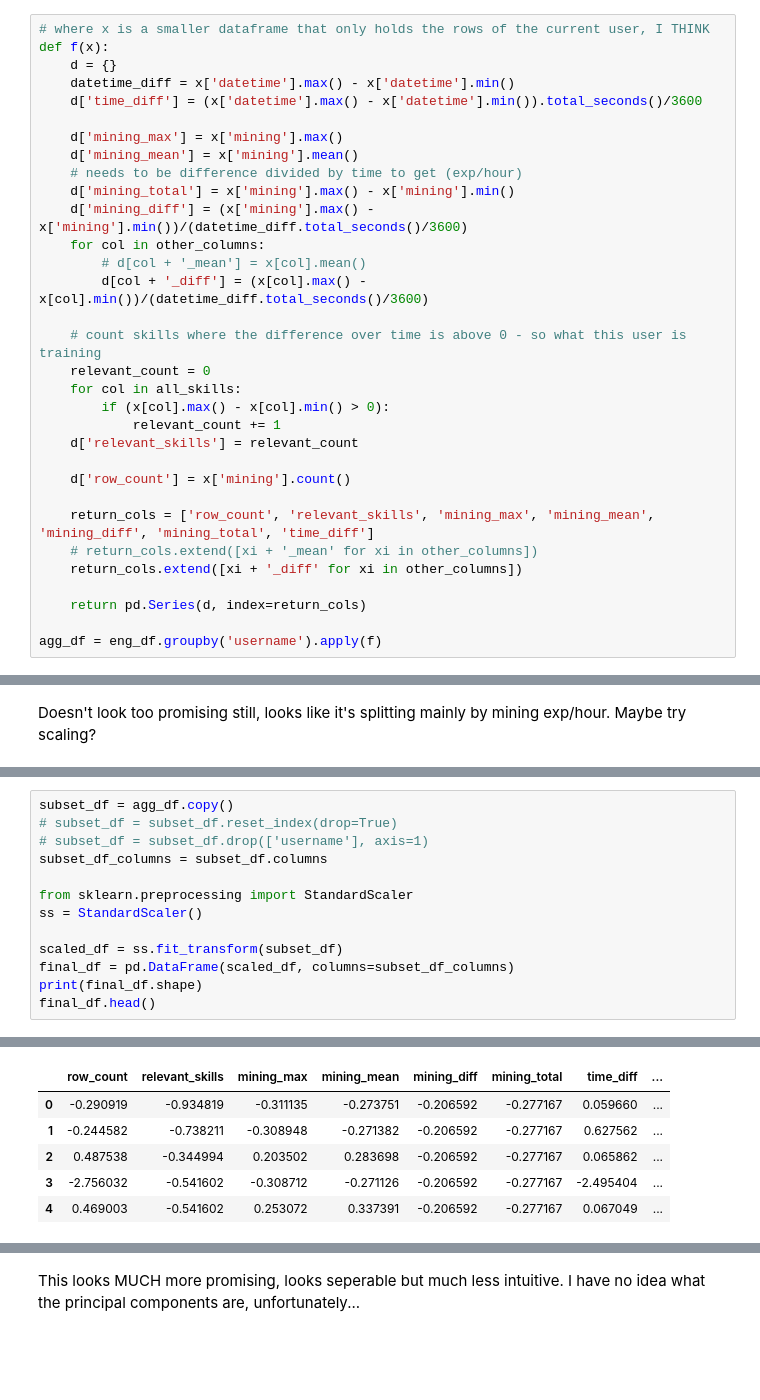
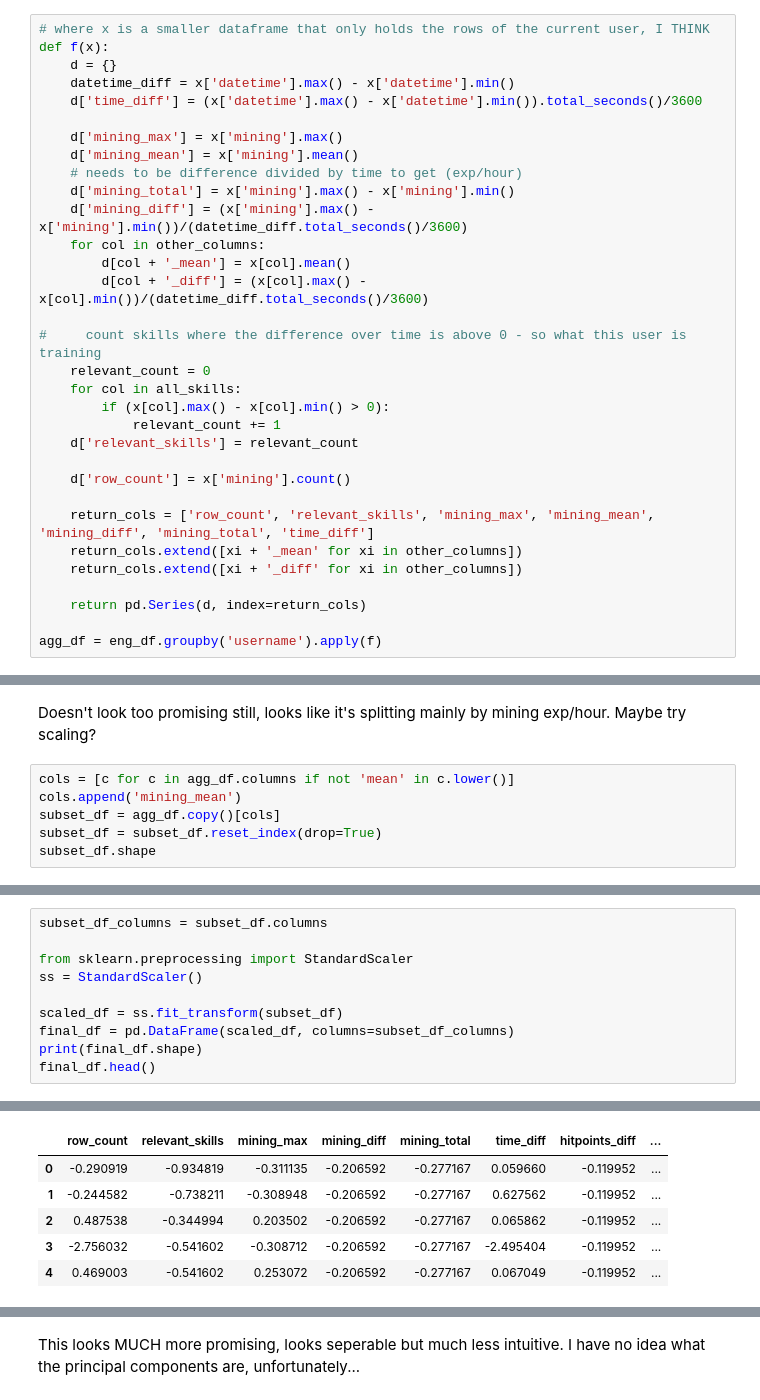
Before and after one commit to chriskok/BotClassification-OSRS, a Jupyter notebook: Classification-June2020.ipynb, the cells around one changed output, grey strips where cells are left out. Drawn from its saved outputs; the diff is of its cells as text; blank space fills up the shorter version.

```diff
--- a/Classification-June2020.ipynb
+++ b/Classification-June2020.ipynb
@@ -260,10 +260,10 @@ def f(x):
     d['mining_total'] = x['mining'].max() - x['mining'].min()
     d['mining_diff'] = (x['mining'].max() - x['mining'].min())/(datetime_diff.total_seconds()/3600)
     for col in other_columns:
-        # d[col + '_mean'] = x[col].mean()
+        d[col + '_mean'] = x[col].mean()
         d[col + '_diff'] = (x[col].max() - x[col].min())/(datetime_diff.total_seconds()/3600)
 
-    # count skills where the difference over time is above 0 - so what this user is training
+#     count skills where the difference over time is above 0 - so what this user is training
     relevant_count = 0
     for col in all_skills:
         if (x[col].max() - x[col].min() > 0):
@@ -273,7 +273,7 @@ def f(x):
     d['row_count'] = x['mining'].count()
 
     return_cols = ['row_count', 'relevant_skills', 'mining_max', 'mining_mean', 'mining_diff', 'mining_total', 'time_diff']
-    # return_cols.extend([xi + '_mean' for xi in other_columns])
+    return_cols.extend([xi + '_mean' for xi in other_columns])
     return_cols.extend([xi + '_diff' for xi in other_columns])
 
     return pd.Series(d, index=return_cols)
@@ -370,2 +370,8 @@ plt.scatter(centers[:, 0], centers[:, 1], c='black', s=200, alpha=0.5);
 # %% [markdown]
 Doesn't look too promising still, looks like it's splitting mainly by mining exp/hour. Maybe try scaling?
+# %%
+cols = [c for c in agg_df.columns if not 'mean' in c.lower()]
+cols.append('mining_mean')
+subset_df = agg_df.copy()[cols]
+subset_df = subset_df.reset_index(drop=True)
+subset_df.shape
@@ -372,24 +380,21 @@ Doesn't look too promising still, looks like it's splitting mainly by mining exp
 # %%
-subset_df = agg_df.copy()
-# subset_df = subset_df.reset_index(drop=True)
-# subset_df = subset_df.drop(['username'], axis=1)
 subset_df_columns = subset_df.columns
 
 from sklearn.preprocessing import StandardScaler
 ss = StandardScaler()
 
 scaled_df = ss.fit_transform(subset_df)
 final_df = pd.DataFrame(scaled_df, columns=subset_df_columns)
 print(final_df.shape)
 final_df.head()
 # %% [output]
 (1904, 31)
-|  | row_count | relevant_skills | mining_max | mining_mean | mining_diff | mining_total | time_diff | ... |
-| 0 | -0.290919 | -0.934819 | -0.311135 | -0.273751 | -0.206592 | -0.277167 | 0.059660 | ... |
-| 1 | -0.244582 | -0.738211 | -0.308948 | -0.271382 | -0.206592 | -0.277167 | 0.627562 | ... |
-| 2 | 0.487538 | -0.344994 | 0.203502 | 0.283698 | -0.206592 | -0.277167 | 0.065862 | ... |
-| 3 | -2.756032 | -0.541602 | -0.308712 | -0.271126 | -0.206592 | -0.277167 | -2.495404 | ... |
-| 4 | 0.469003 | -0.541602 | 0.253072 | 0.337391 | -0.206592 | -0.277167 | 0.067049 | ... |
+|  | row_count | relevant_skills | mining_max | mining_diff | mining_total | time_diff | hitpoints_diff | ... |
+| 0 | -0.290919 | -0.934819 | -0.311135 | -0.206592 | -0.277167 | 0.059660 | -0.119952 | ... |
+| 1 | -0.244582 | -0.738211 | -0.308948 | -0.206592 | -0.277167 | 0.627562 | -0.119952 | ... |
+| 2 | 0.487538 | -0.344994 | 0.203502 | -0.206592 | -0.277167 | 0.065862 | -0.119952 | ... |
+| 3 | -2.756032 | -0.541602 | -0.308712 | -0.206592 | -0.277167 | -2.495404 | -0.119952 | ... |
+| 4 | 0.469003 | -0.541602 | 0.253072 | -0.206592 | -0.277167 | 0.067049 | -0.119952 | ... |
 5 rows × 31 columns
 # %%
 # PCA tutorial: https://towardsdatascience.com/pca-using-python-scikit-learn-e653f8989e60
```
Also changed, not shown: parts of 95 cells of this notebook.
